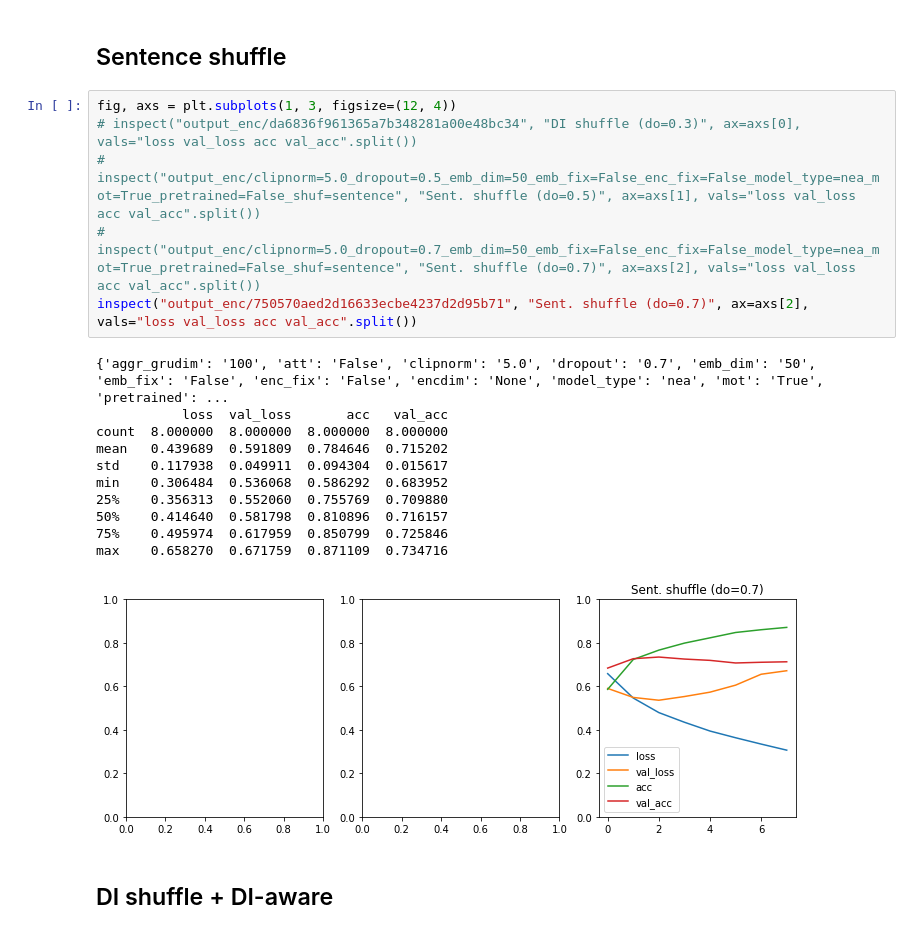
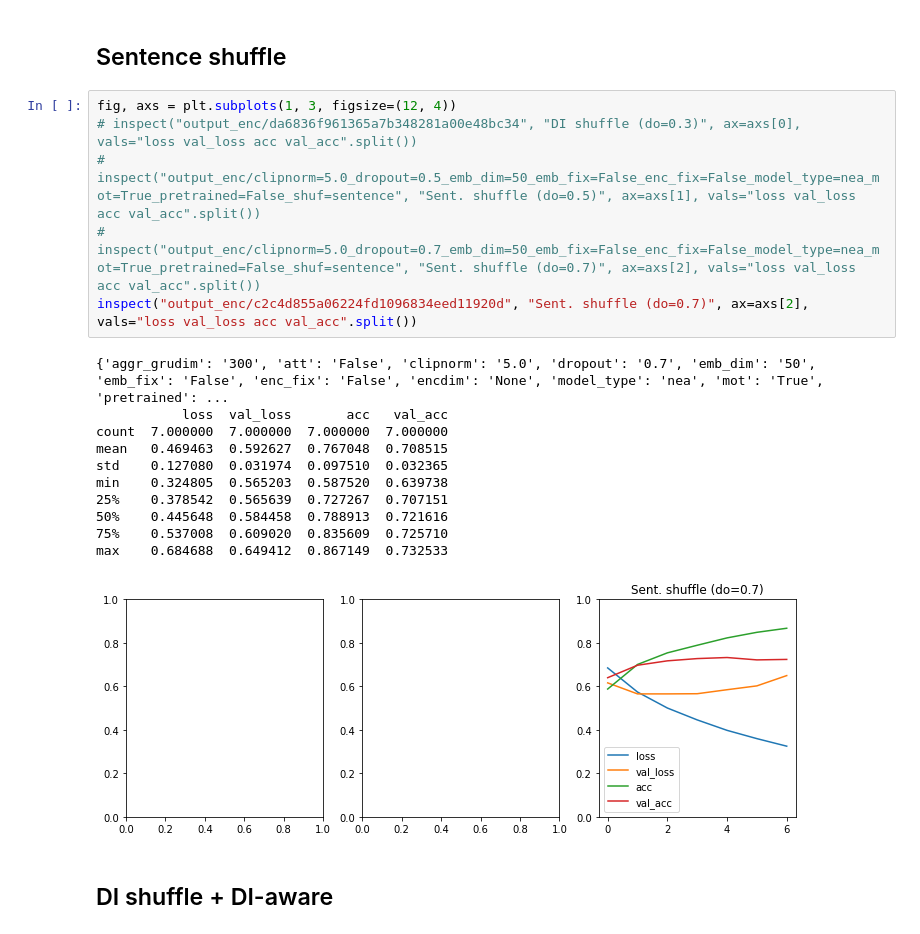
Before and after one commit to FarjanaSultanaMim/DiscoShuffle, a Jupyter notebook: jpnb/inspection.ipynb, the cells around one changed output. Saved outputs shown, nothing was run; the diff lists cells and outputs as text.

```diff
--- a/jpnb/inspection.ipynb
+++ b/jpnb/inspection.ipynb
@@ -274,21 +274,21 @@ max     0.693882   0.705434   0.969143   0.883734
 # %%
 fig, axs = plt.subplots(1, 3, figsize=(12, 4))
 # inspect("output_enc/da6836f961365a7b348281a00e48bc34", "DI shuffle (do=0.3)", ax=axs[0], vals="loss val_loss acc val_acc".split())
 # inspect("output_enc/clipnorm=5.0_dropout=0.5_emb_dim=50_emb_fix=False_enc_fix=False_model_type=nea_mot=True_pretrained=False_shuf=sentence", "Sent. shuffle (do=0.5)", ax=axs[1], vals="loss val_loss acc val_acc".split())
 # inspect("output_enc/clipnorm=5.0_dropout=0.7_emb_dim=50_emb_fix=False_enc_fix=False_model_type=nea_mot=True_pretrained=False_shuf=sentence", "Sent. shuffle (do=0.7)", ax=axs[2], vals="loss val_loss acc val_acc".split())
-inspect("output_enc/750570aed2d16633ecbe4237d2d95b71", "Sent. shuffle (do=0.7)", ax=axs[2], vals="loss val_loss acc val_acc".split())
+inspect("output_enc/c2c4d855a06224fd1096834eed11920d", "Sent. shuffle (do=0.7)", ax=axs[2], vals="loss val_loss acc val_acc".split())
 # %% [output]
-{'aggr_grudim': '100', 'att': 'False', 'clipnorm': '5.0', 'dropout': '0.7', 'emb_dim': '50', 'emb_fix': 'False', 'enc_fix': 'False', 'encdim': 'None', 'model_type': 'nea', 'mot': 'True', 'pretrained': ...
+{'aggr_grudim': '300', 'att': 'False', 'clipnorm': '5.0', 'dropout': '0.7', 'emb_dim': '50', 'emb_fix': 'False', 'enc_fix': 'False', 'encdim': 'None', 'model_type': 'nea', 'mot': 'True', 'pretrained': ...
            loss  val_loss       acc   val_acc
-count  8.000000  8.000000  8.000000  8.000000
-mean   0.439689  0.591809  0.784646  0.715202
-std    0.117938  0.049911  0.094304  0.015617
-min    0.306484  0.536068  0.586292  0.683952
-25%    0.356313  0.552060  0.755769  0.709880
-50%    0.414640  0.581798  0.810896  0.716157
-75%    0.495974  0.617959  0.850799  0.725846
-max    0.658270  0.671759  0.871109  0.734716
+count  7.000000  7.000000  7.000000  7.000000
+mean   0.469463  0.592627  0.767048  0.708515
+std    0.127080  0.031974  0.097510  0.032365
+min    0.324805  0.565203  0.587520  0.639738
+25%    0.378542  0.565639  0.727267  0.707151
+50%    0.445648  0.584458  0.788913  0.721616
+75%    0.537008  0.609020  0.835609  0.725710
+max    0.684688  0.649412  0.867149  0.732533
-[figure, old version]
+[figure, new version]
 # %% [markdown]
 ## DI shuffle + DI-aware
 # %%
```
Also changed, not shown: parts of 1 cell of this notebook, 3 other files.
